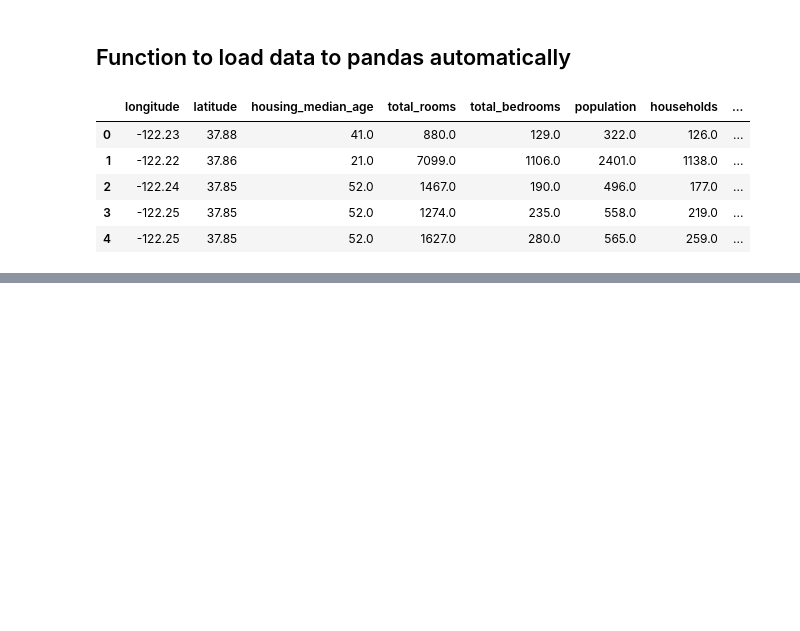
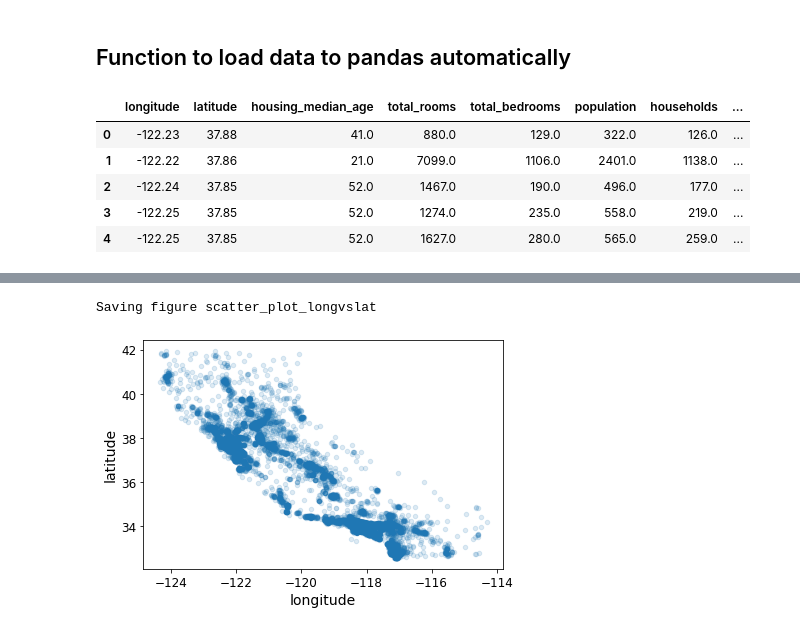
Before and after one commit to mjayadharan/ML_mini_projects, a Jupyter notebook: scikit_learn_projects/housing_price_example/housing_main_notebook.ipynb, the cells around one changed output, grey strips where cells are left out. Saved outputs shown, nothing was run; the diff lists cells and outputs as text; code cells hidden in the pictures; blank space fills up the shorter version.

```diff
--- a/scikit_learn_projects/housing_price_example/housing_main_notebook.ipynb
+++ b/scikit_learn_projects/housing_price_example/housing_main_notebook.ipynb
@@ -104,0 +230,10 @@ memory usage: 1.6+ MB
+# %%
+#Better visualizing by decreasing alpha(and hence increasing transparency)
+housing_df.plot(kind="scatter", x="longitude", y="latitude", alpha=0.15)
+
+save_fig("scatter_plot_longvslat") # saving using function written earlier
+#Note that the function call is replacing the following command:
+#plt.savefig("./images/scatter_plot_longvslat.png", format=png, dpi=resolution)
+# %% [output]
+Saving figure scatter_plot_longvslat
+[figure, added]
```
Also changed, not shown: parts of 50 cells of this notebook, 4 other files.
